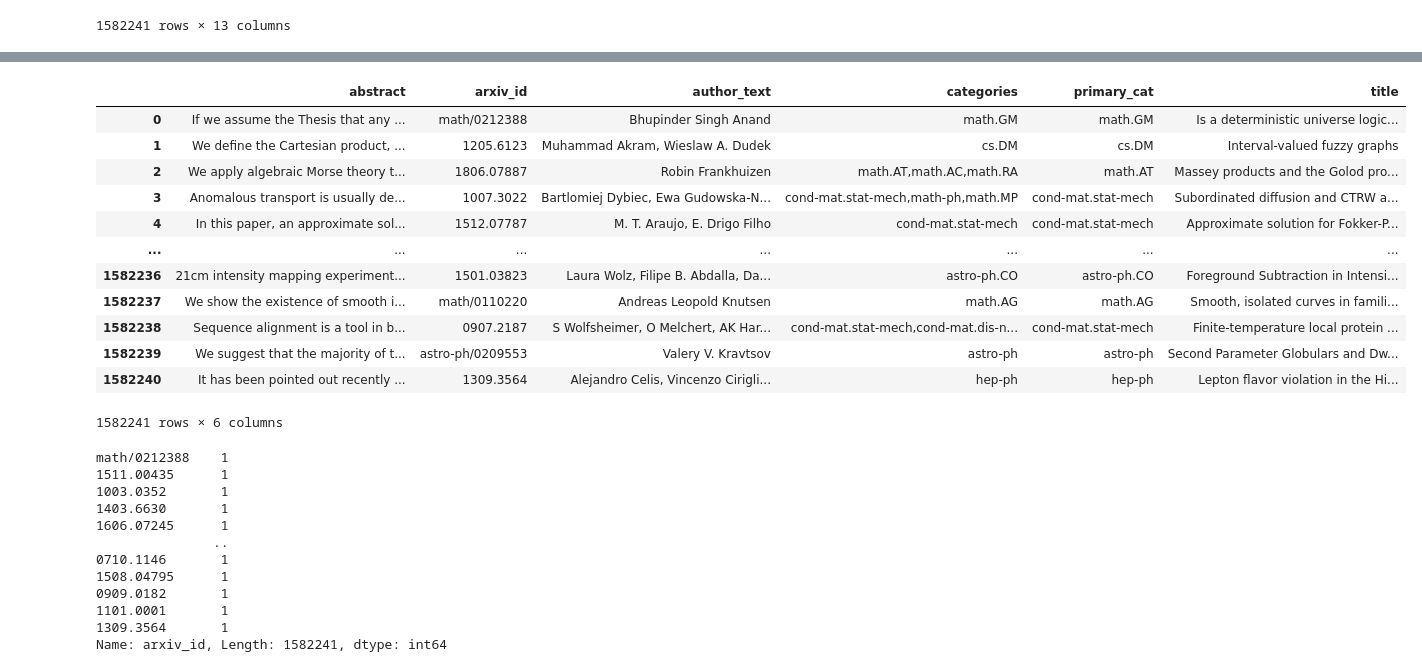
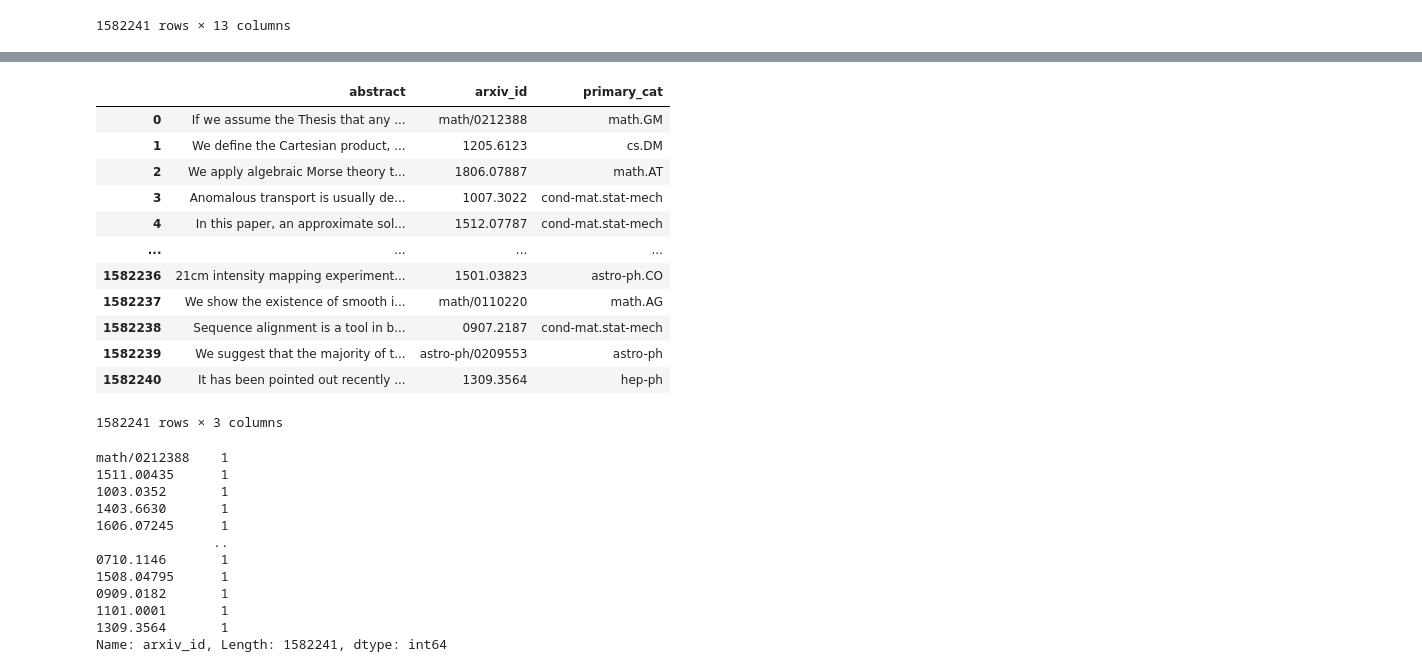
Before and after one commit to ek775/Capstone, a Jupyter notebook: Project Workbook.ipynb, the cells around one changed output, grey strips where cells are left out. Cells and saved outputs as stored; diff of their text form; code cells hidden in the pictures.

```diff
--- a/Project Workbook.ipynb
+++ b/Project Workbook.ipynb
@@ -58,28 +59,31 @@ dtype: int64
 # %%
 #drop unnecessary columns
 trimmed_df = df.drop(columns=["acm_class",
                               "comments",
                               "created",
                               "num_authors",
                               "num_categories",
                               "updated",
-                              "doi"]
+                              "doi",
+                              "categories",
+                              "author_text",
+                              "title"]
                     )
 trimmed_df
 # %% [output]
-|  | abstract | arxiv_id | author_text | categories | primary_cat | title |
-| 0 | If we assume the Thesis that any ... | math/0212388 | Bhupinder Singh Anand | math.GM | math.GM | Is a deterministic universe logic... |
-| 1 | We define the Cartesian product, ... | 1205.6123 | Muhammad Akram, Wieslaw A. Dudek | cs.DM | cs.DM | Interval-valued fuzzy graphs |
-| 2 | We apply algebraic Morse theory t... | 1806.07887 | Robin Frankhuizen | math.AT,math.AC,math.RA | math.AT | Massey products and the Golod pro... |
-| 3 | Anomalous transport is usually de... | 1007.3022 | Bartlomiej Dybiec, Ewa Gudowska-N... | cond-mat.stat-mech,math-ph,math.MP | cond-mat.stat-mech | Subordinated diffusion and CTRW a... |
-| 4 | In this paper, an approximate sol... | 1512.07787 | M. T. Araujo, E. Drigo Filho | cond-mat.stat-mech | cond-mat.stat-mech | Approximate solution for Fokker-P... |
-| ... | ... | ... | ... | ... | ... | ... |
-| 1582236 | 21cm intensity mapping experiment... | 1501.03823 | Laura Wolz, Filipe B. Abdalla, Da... | astro-ph.CO | astro-ph.CO | Foreground Subtraction in Intensi... |
-| 1582237 | We show the existence of smooth i... | math/0110220 | Andreas Leopold Knutsen | math.AG | math.AG | Smooth, isolated curves in famili... |
-| 1582238 | Sequence alignment is a tool in b... | 0907.2187 | S Wolfsheimer, O Melchert, AK Har... | cond-mat.stat-mech,cond-mat.dis-n... | cond-mat.stat-mech | Finite-temperature local protein ... |
-| 1582239 | We suggest that the majority of t... | astro-ph/0209553 | Valery V. Kravtsov | astro-ph | astro-ph | Second Parameter Globulars and Dw... |
-| 1582240 | It has been pointed out recently ... | 1309.3564 | Alejandro Celis, Vincenzo Cirigli... | hep-ph | hep-ph | Lepton flavor violation in the Hi... |
+|  | abstract | arxiv_id | primary_cat |
+| 0 | If we assume the Thesis that any ... | math/0212388 | math.GM |
+| 1 | We define the Cartesian product, ... | 1205.6123 | cs.DM |
+| 2 | We apply algebraic Morse theory t... | 1806.07887 | math.AT |
+| 3 | Anomalous transport is usually de... | 1007.3022 | cond-mat.stat-mech |
+| 4 | In this paper, an approximate sol... | 1512.07787 | cond-mat.stat-mech |
+| ... | ... | ... | ... |
+| 1582236 | 21cm intensity mapping experiment... | 1501.03823 | astro-ph.CO |
+| 1582237 | We show the existence of smooth i... | math/0110220 | math.AG |
+| 1582238 | Sequence alignment is a tool in b... | 0907.2187 | cond-mat.stat-mech |
+| 1582239 | We suggest that the majority of t... | astro-ph/0209553 | astro-ph |
+| 1582240 | It has been pointed out recently ... | 1309.3564 | hep-ph |
-1582241 rows × 6 columns
+1582241 rows × 3 columns
 # %%
 #check for duplicate articles
 trimmed_df["arxiv_id"].value_counts()
```
Also changed, not shown: parts of 10 cells of this notebook.
